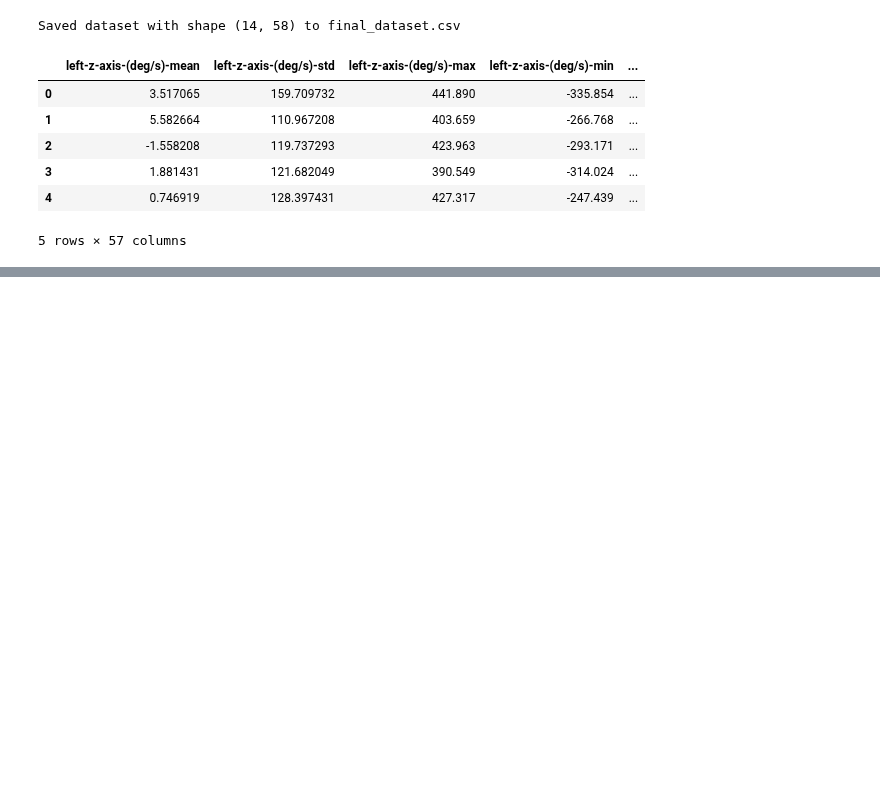
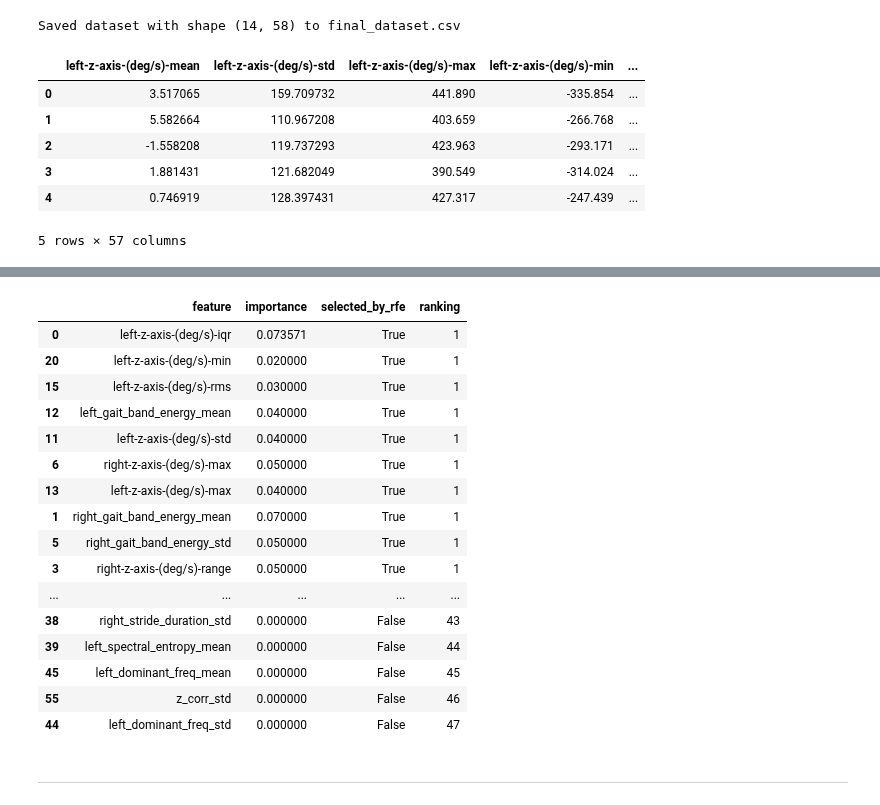
Before and after one commit to StamatisOrfanos/GaitRehab, a Jupyter notebook: gait_classification.ipynb, the cells around one changed output, grey strips where cells are left out. Saved outputs shown, nothing was run; the diff lists cells and outputs as text; code cells hidden in the pictures; blank space fills up the shorter version.

```diff
--- a/gait_classification.ipynb
+++ b/gait_classification.ipynb
@@ -88,0 +163,44 @@ Use PCA as a dimensionality reduction technique in order to reduce noise in data
+# %%
+# Load dataset
+df = pd.read_csv("final_dataset.csv")
+X = df.drop(columns=["subject_id", "label"])
+y = df["label"]
+
+# Standardize features and Split dataset
+scaler = StandardScaler()
+X_scaled = scaler.fit_transform(X)
+X_train, X_test, y_train, y_test = train_test_split(X_scaled, y, test_size=0.25, random_state=42)
+
+# Train RandomForest and get the feature importance
+rf = RandomForestClassifier(n_estimators=100, random_state=42)
+rf.fit(X_train, y_train)
+importance_df = pd.DataFrame({"feature": X.columns, "importance": rf.feature_importances_}).sort_values(by="importance", ascending=False)
+
+# Recursive Feature Elimination and get feature importance
+rfe = RFE(estimator=rf, n_features_to_select=10)
+rfe.fit(X_train, y_train)
+rfe_df = pd.DataFrame({"feature": X.columns, "selected_by_rfe": rfe.support_, "ranking": rfe.ranking_}).sort_values(by="ranking")
+
+# Merge results
+merged = pd.merge(importance_df, rfe_df, on="feature", how="inner", validate="one_to_one")
+merged.sort_values(by="ranking")
+# %% [output]
+|  | feature | importance | selected_by_rfe | ranking |
+| 0 | left-z-axis-(deg/s)-iqr | 0.073571 | True | 1 |
+| 20 | left-z-axis-(deg/s)-min | 0.020000 | True | 1 |
+| 15 | left-z-axis-(deg/s)-rms | 0.030000 | True | 1 |
+| 12 | left_gait_band_energy_mean | 0.040000 | True | 1 |
+| 11 | left-z-axis-(deg/s)-std | 0.040000 | True | 1 |
+| 6 | right-z-axis-(deg/s)-max | 0.050000 | True | 1 |
+| 13 | left-z-axis-(deg/s)-max | 0.040000 | True | 1 |
+| 1 | right_gait_band_energy_mean | 0.070000 | True | 1 |
+| 5 | right_gait_band_energy_std | 0.050000 | True | 1 |
+| 3 | right-z-axis-(deg/s)-range | 0.050000 | True | 1 |
+| ... | ... | ... | ... | ... |
+| 38 | right_stride_duration_std | 0.000000 | False | 43 |
+| 39 | left_spectral_entropy_mean | 0.000000 | False | 44 |
+| 45 | left_dominant_freq_mean | 0.000000 | False | 45 |
+| 55 | z_corr_std | 0.000000 | False | 46 |
+| 44 | left_dominant_freq_std | 0.000000 | False | 47 |
+# %% [markdown]
+---
```
Also changed, not shown: parts of 15 cells of this notebook, 1 other file.
